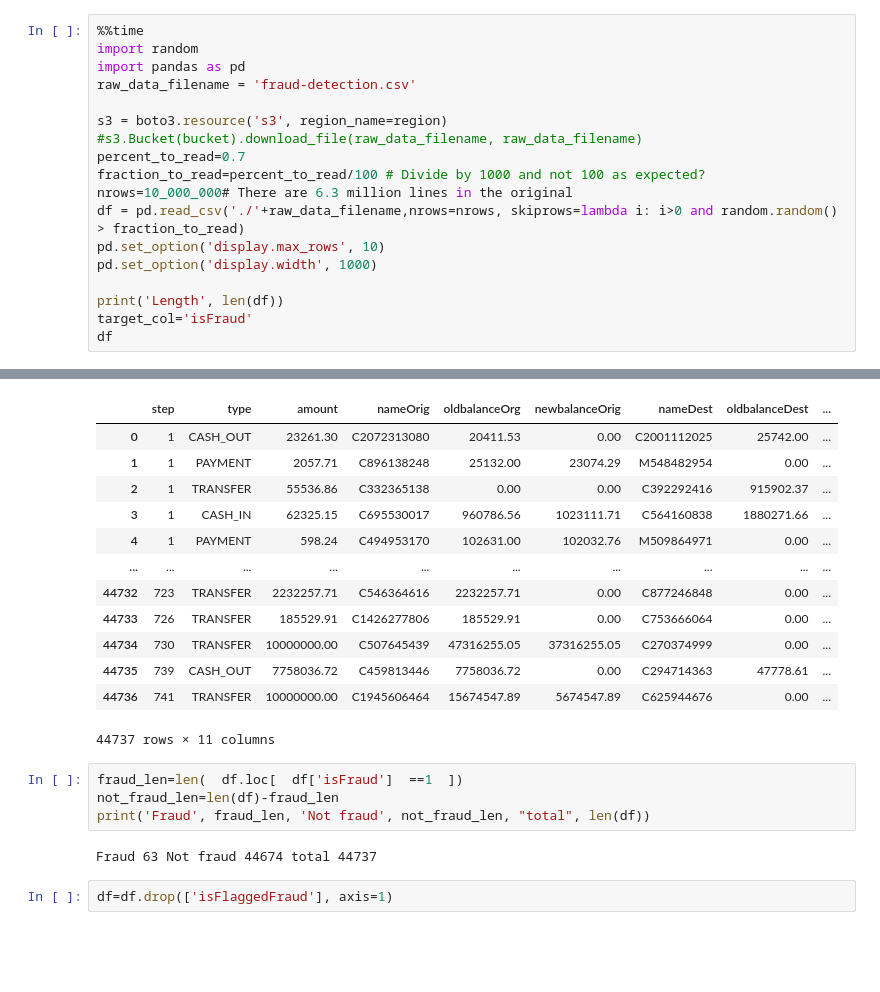
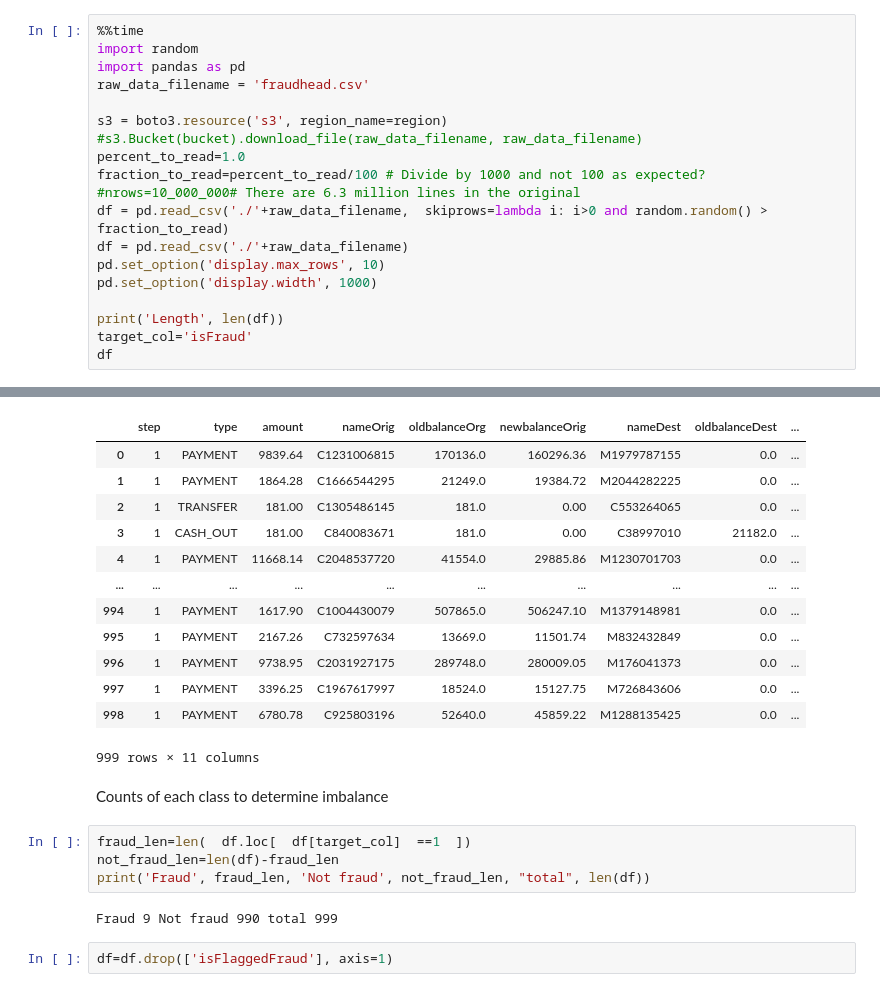
Before and after one commit to JoshuaFox/fraud-detect-blackbelt, a Jupyter notebook: frauddetection.ipynb, the cells around one changed output, grey strips where cells are left out. Cells and saved outputs as stored; diff of their text form; blank space fills up the shorter version.

```diff
--- a/frauddetection.ipynb
+++ b/frauddetection.ipynb
@@ -29,14 +29,15 @@ Wall time: 3.27 s
 %%time
 import random
 import pandas as pd
-raw_data_filename = 'fraud-detection.csv'
+raw_data_filename = 'fraudhead.csv'
 
 s3 = boto3.resource('s3', region_name=region)
 #s3.Bucket(bucket).download_file(raw_data_filename, raw_data_filename)
-percent_to_read=0.7
+percent_to_read=1.0
 fraction_to_read=percent_to_read/100 # Divide by 1000 and not 100 as expected?
-nrows=10_000_000# There are 6.3 million lines in the original
-df = pd.read_csv('./'+raw_data_filename,nrows=nrows, skiprows=lambda i: i>0 and random.random() > fraction_to_read)
+#nrows=10_000_000# There are 6.3 million lines in the original
+df = pd.read_csv('./'+raw_data_filename,  skiprows=lambda i: i>0 and random.random() > fraction_to_read)
+df = pd.read_csv('./'+raw_data_filename)
 pd.set_option('display.max_rows', 10)
 pd.set_option('display.width', 1000)
 
@@ -50,22 +51,24 @@ Wall time: 9.31 s
 |  | step | type | amount | nameOrig | oldbalanceOrg | newbalanceOrig | nameDest | oldbalanceDest | ... |
-| 0 | 1 | CASH_OUT | 23261.30 | C2072313080 | 20411.53 | 0.00 | C2001112025 | 25742.00 | ... |
-| 1 | 1 | PAYMENT | 2057.71 | C896138248 | 25132.00 | 23074.29 | M548482954 | 0.00 | ... |
-| 2 | 1 | TRANSFER | 55536.86 | C332365138 | 0.00 | 0.00 | C392292416 | 915902.37 | ... |
-| 3 | 1 | CASH_IN | 62325.15 | C695530017 | 960786.56 | 1023111.71 | C564160838 | 1880271.66 | ... |
-| 4 | 1 | PAYMENT | 598.24 | C494953170 | 102631.00 | 102032.76 | M509864971 | 0.00 | ... |
+| 0 | 1 | PAYMENT | 9839.64 | C1231006815 | 170136.0 | 160296.36 | M1979787155 | 0.0 | ... |
+| 1 | 1 | PAYMENT | 1864.28 | C1666544295 | 21249.0 | 19384.72 | M2044282225 | 0.0 | ... |
+| 2 | 1 | TRANSFER | 181.00 | C1305486145 | 181.0 | 0.00 | C553264065 | 0.0 | ... |
+| 3 | 1 | CASH_OUT | 181.00 | C840083671 | 181.0 | 0.00 | C38997010 | 21182.0 | ... |
+| 4 | 1 | PAYMENT | 11668.14 | C2048537720 | 41554.0 | 29885.86 | M1230701703 | 0.0 | ... |
 | ... | ... | ... | ... | ... | ... | ... | ... | ... | ... |
-| 44732 | 723 | TRANSFER | 2232257.71 | C546364616 | 2232257.71 | 0.00 | C877246848 | 0.00 | ... |
-| 44733 | 726 | TRANSFER | 185529.91 | C1426277806 | 185529.91 | 0.00 | C753666064 | 0.00 | ... |
-| 44734 | 730 | TRANSFER | 10000000.00 | C507645439 | 47316255.05 | 37316255.05 | C270374999 | 0.00 | ... |
-| 44735 | 739 | CASH_OUT | 7758036.72 | C459813446 | 7758036.72 | 0.00 | C294714363 | 47778.61 | ... |
-| 44736 | 741 | TRANSFER | 10000000.00 | C1945606464 | 15674547.89 | 5674547.89 | C625944676 | 0.00 | ... |
+| 994 | 1 | PAYMENT | 1617.90 | C1004430079 | 507865.0 | 506247.10 | M1379148981 | 0.0 | ... |
+| 995 | 1 | PAYMENT | 2167.26 | C732597634 | 13669.0 | 11501.74 | M832432849 | 0.0 | ... |
+| 996 | 1 | PAYMENT | 9738.95 | C2031927175 | 289748.0 | 280009.05 | M176041373 | 0.0 | ... |
+| 997 | 1 | PAYMENT | 3396.25 | C1967617997 | 18524.0 | 15127.75 | M726843606 | 0.0 | ... |
+| 998 | 1 | PAYMENT | 6780.78 | C925803196 | 52640.0 | 45859.22 | M1288135425 | 0.0 | ... |
-44737 rows × 11 columns
+999 rows × 11 columns
+# %% [markdown]
+Counts of each class to determine imbalance
 # %%
-fraud_len=len(  df.loc[  df['isFraud']  ==1  ])
+fraud_len=len(  df.loc[  df[target_col]  ==1  ])
 not_fraud_len=len(df)-fraud_len
 print('Fraud', fraud_len, 'Not fraud', not_fraud_len, "total", len(df))
 # %% [output]
-Fraud 63 Not fraud 44674 total 44737
+Fraud 9 Not fraud 990 total 999
 # %%
 df=df.drop(['isFlaggedFraud'], axis=1)
 # %%
```
Also changed, not shown: parts of 23 cells of this notebook.
